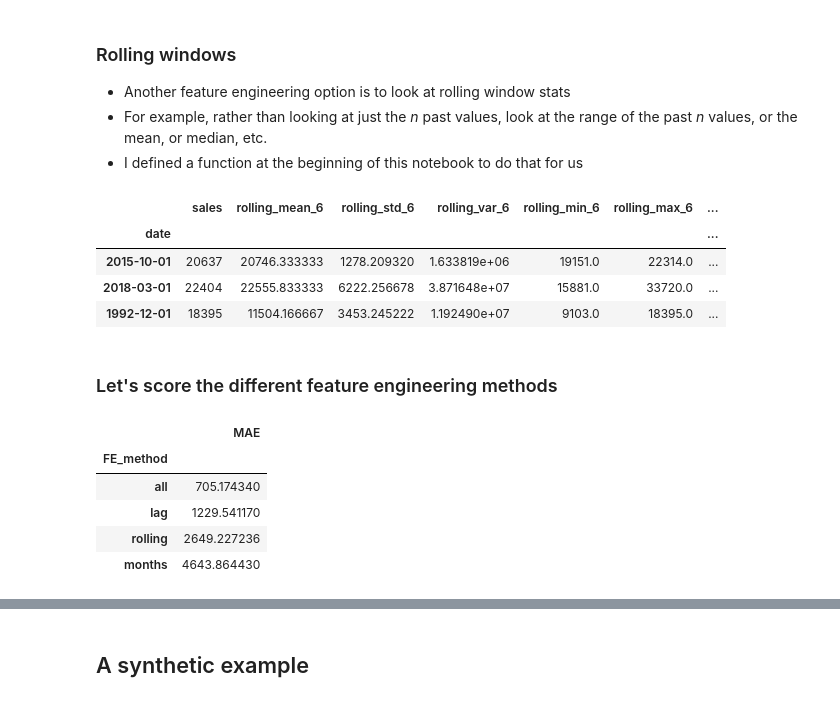
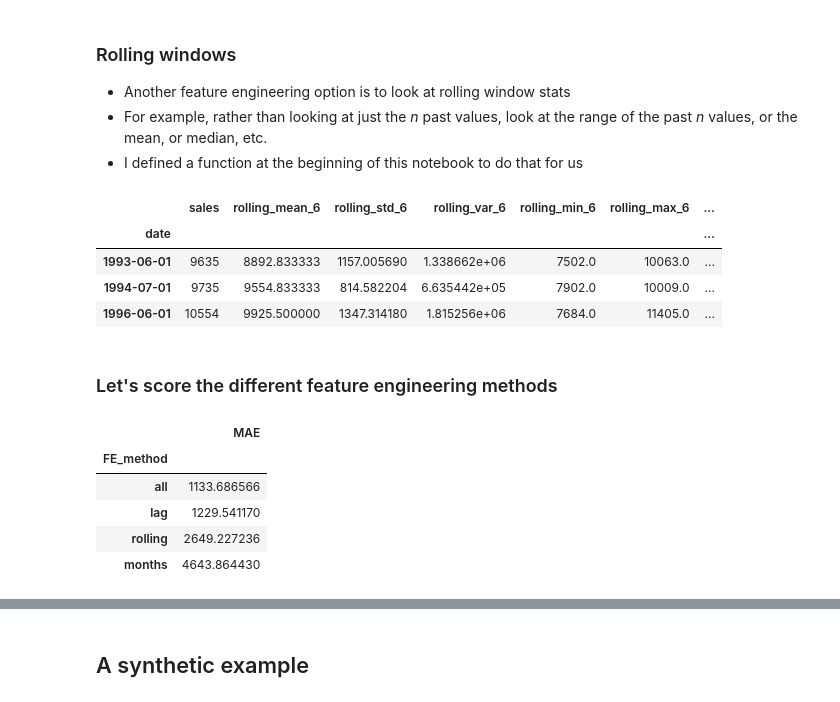
Before and after one commit to TomasBeuzen/machine-learning-tutorials, a Jupyter notebook: ml-timeseries/notebooks/supervised_time_series_intro.ipynb, the cells around one changed output, grey strips where cells are left out. Cells and saved outputs as stored; diff of their text form; code cells hidden in the pictures.

```diff
--- a/ml-timeseries/notebooks/supervised_time_series_intro.ipynb
+++ b/ml-timeseries/notebooks/supervised_time_series_intro.ipynb
@@ -574,14 +593,14 @@ df_months
 - I defined a function at the beginning of this notebook to do that for us
 # %%
 df_rolling = df.copy()
-df_rolling = create_rolling_features(df_rolling, columns='sales')
+df_rolling = create_rolling_features(df_rolling, columns='sales', windows=[6, 12])
 df_rolling.sample(3)
 # %% [output]
 |  | sales | rolling_mean_6 | rolling_std_6 | rolling_var_6 | rolling_min_6 | rolling_max_6 | ... |
 | date |  |  |  |  |  |  | ... |
-| 2015-10-01 | 20637 | 20746.333333 | 1278.209320 | 1.633819e+06 | 19151.0 | 22314.0 | ... |
-| 2018-03-01 | 22404 | 22555.833333 | 6222.256678 | 3.871648e+07 | 15881.0 | 33720.0 | ... |
-| 1992-12-01 | 18395 | 11504.166667 | 3453.245222 | 1.192490e+07 | 9103.0 | 18395.0 | ... |
+| 1993-06-01 | 9635 | 8892.833333 | 1157.005690 | 1.338662e+06 | 7502.0 | 10063.0 | ... |
+| 1994-07-01 | 9735 | 9554.833333 | 814.582204 | 6.635442e+05 | 7902.0 | 10009.0 | ... |
+| 1996-06-01 | 10554 | 9925.500000 | 1347.314180 | 1.815256e+06 | 7684.0 | 11405.0 | ... |
 # %% [markdown]
 ### Let's score the different feature engineering methods
 # %%
@@ -591,7 +610,7 @@ n_splits = 5  # vary the number of train/validation splits
 response_col = ['sales']
 df_lag = lag_df(df, lag, response_col).dropna()
 tscv = TimeSeriesSplit(n_splits=n_splits)  # define the splitter
-model = RandomForestRegressor(random_state=123)  # definte the model
+model = RandomForestRegressor(random_state=123)  # define the model
 cv = cross_validate(model,
                     df_lag.drop(columns=response_col),
                     df_lag[response_col[0]],
@@ -618,7 +637,8 @@ cv = cross_validate(model,
 rolling_score = abs(cv['test_score'].mean())
 # All
 df_all = (df_lag.merge(df_rolling, left_index=True, right_index=True)
-                .merge(df_months, left_index=True, right_index=True))
+                .merge(df_months, left_index=True, right_index=True)
+                .drop(columns=['sales_x', 'sales_y']))
 cv = cross_validate(model,
                     df_all.drop(columns=response_col),
                     df_all[response_col[0]],
@@ -634,7 +654,7 @@ all_score = abs(cv['test_score'].mean())
 # %% [output]
 |  | MAE |
 | FE_method |  |
-| all | 705.174340 |
+| all | 1133.686566 |
 | lag | 1229.541170 |
 | rolling | 2649.227236 |
 | months | 4643.864430 |
```
Also changed, not shown: parts of 48 cells of this notebook.
